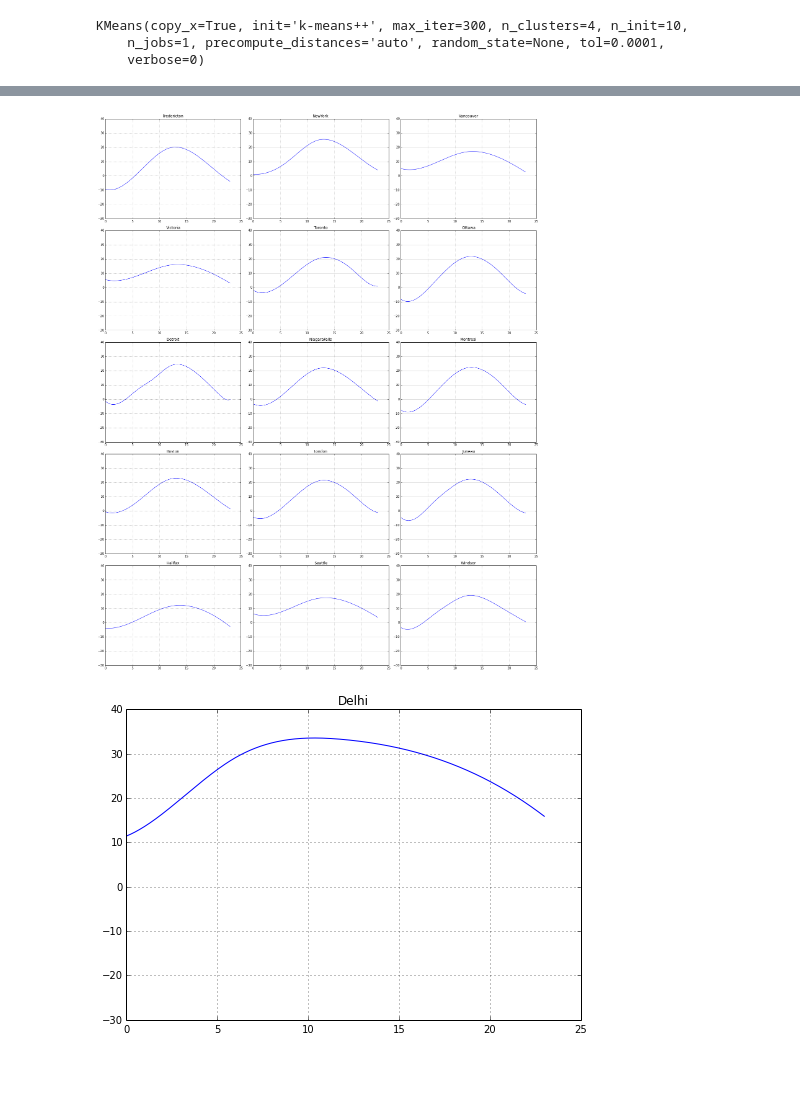
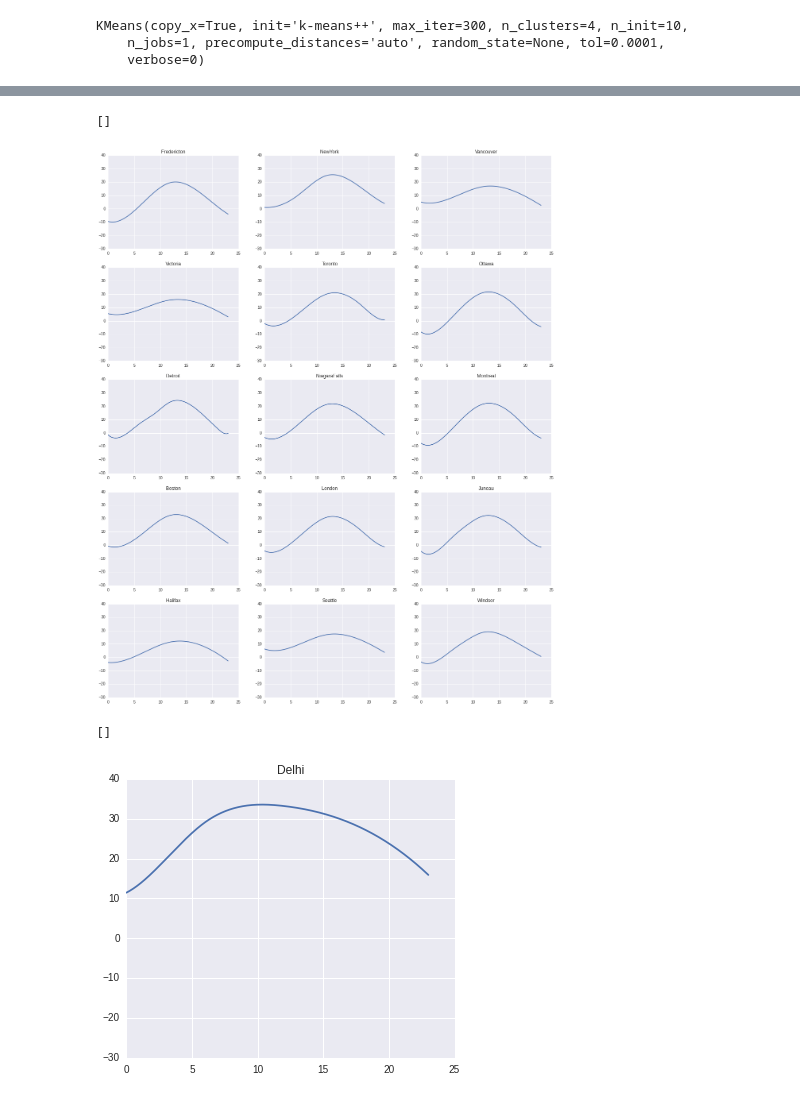
Before and after one commit to ayushshukla92/Functional-Data-Analysis, a Jupyter notebook: Python/Data/wunderground/fda.ipynb, the cells around one changed output, grey strips where cells are left out. Saved outputs shown, nothing was run; the diff lists cells and outputs as text; code cells hidden in the pictures; blank space fills up the shorter version.

Commit message:
seaborn plot added

```diff
--- a/Python/Data/wunderground/fda.ipynb
+++ b/Python/Data/wunderground/fda.ipynb
@@ -65,6 +65,7 @@ from weatherUtils.fda import fda
 import matplotlib.pyplot as plt
 from pylab import *
 import numpy as np
+import seaborn as sns
 matplotlib.rcParams['figure.figsize'] = (15, 100)
 
 X_initial = []
@@ -83,12 +84,12 @@ for key in stationID:
         ax1.plot(x,curX)
         ax1.set_ylim([-30,40])
         ax1.set_title(city)
-        ax1.grid()
+#         ax1.grid()
         city_curve[city] = curX
 
         X_initial.append(curX)
         cityMap[k] = city
         k = k+1
 
-plt.show()
+sns.plt.plot()
 # %% [output]
@@ -182,7 +184,8 @@ for k,city in enumerate(class_a):
     x = np.linspace(0,23,1000)
     ax1 = subplot(size,3,k+1)
     ax1.plot(x,city_curve[city])
-    ax1.grid()
+#     ax1.grid()
     ax1.set_ylim([-30,40])
     ax1.set_title(city)
+sns.plt.plot()
 # %% [output]
@@ -196,29 +200,29 @@ for k,city in enumerate(class_b):
 #     fig = plt.figure(figsize=(8, 6))
     ax1 = plt.subplot(size,3,k+1)
     ax1.plot(x,city_curve[city])
-    ax1.grid()
+#     ax1.grid()
     ax1.set_ylim([-30,40])
     ax1.set_title(city)
-plt.tight_layout()
-plt.show()
+sns.plt.plot()
 # %% [output]
+[]
-[figure, old version]
+[figure, new version]
 # %%
 class_c = [city for city in city_class_map if city_class_map[city] == 2]
 size = len(class_c)
 matplotlib.rcParams['figure.figsize'] = (20, 5*size)
 for k,city in enumerate(class_c):
     x = np.linspace(0,23,1000)
 #     fig = plt.figure(figsize=(8, 6))
     ax1 = plt.subplot(size,3,k+1)
     ax1.plot(x,city_curve[city])
-    ax1.grid()
+#     ax1.grid()
     ax1.set_ylim([-30,40])
     ax1.set_title(city)
-plt.tight_layout()
-plt.show()
+sns.plt.plot()
 # %% [output]
+[]
-[figure, old version]
+[figure, new version]
 # %%
 class_d = [city for city in city_class_map if city_class_map[city] == 3]    # Members of class 3
 size = len(class_d)
```
Also changed, not shown: parts of 3 cells of this notebook.
